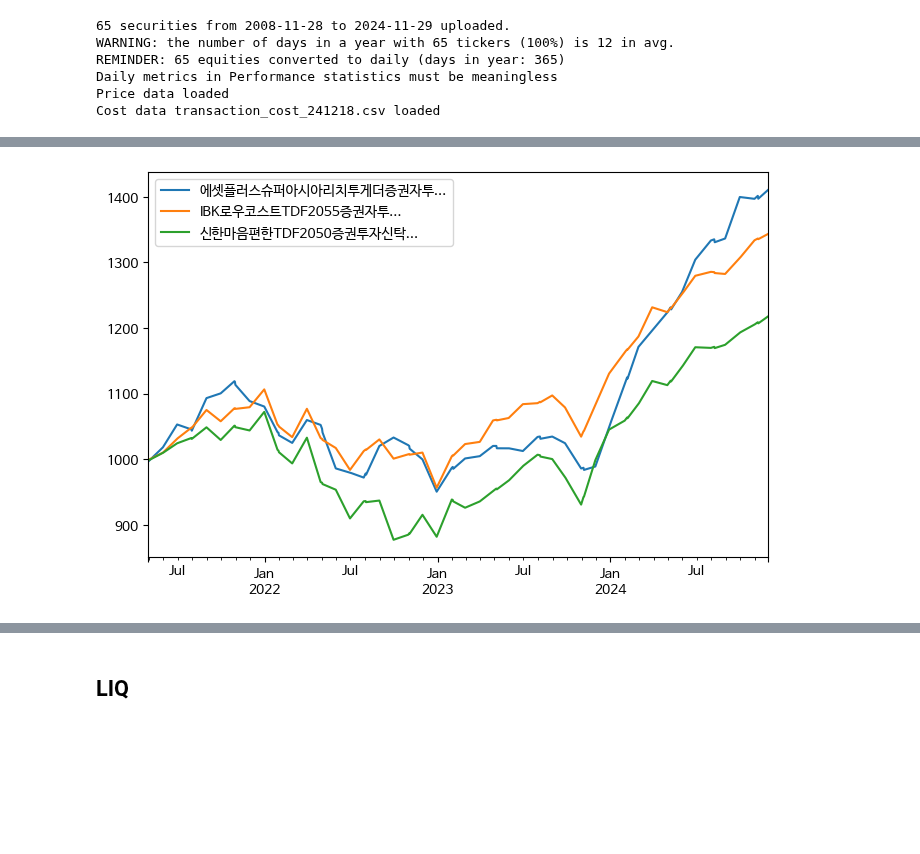
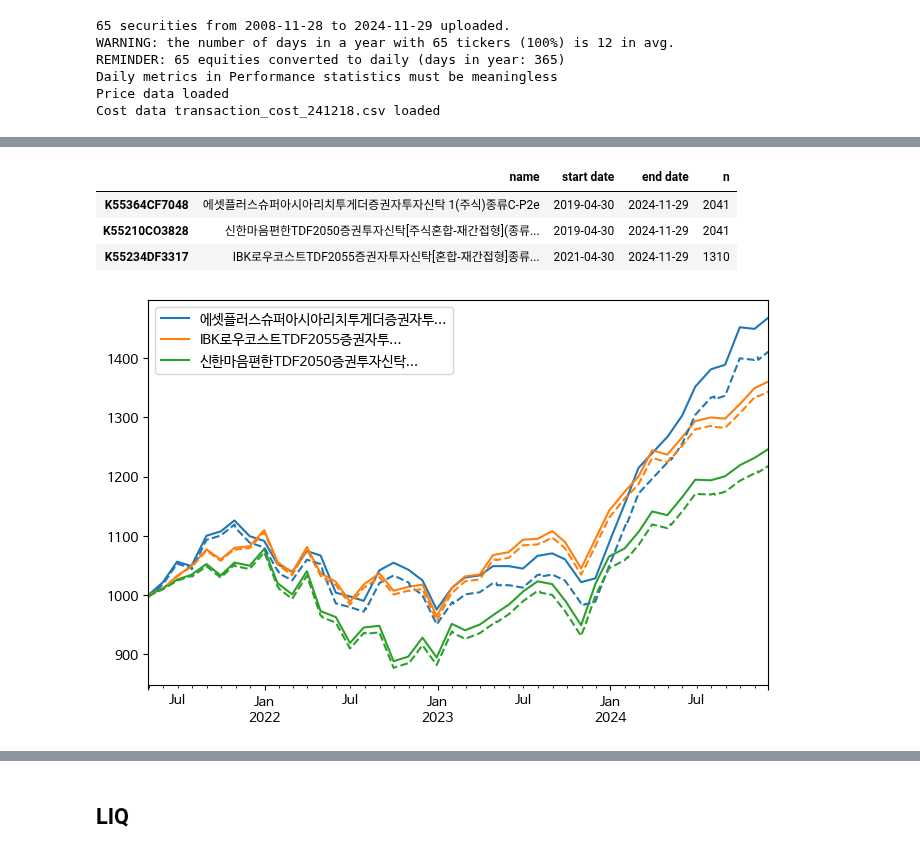
Before and after one commit to lbk209/portfolio, a Jupyter notebook: Allocate_Portfolio.ipynb, the cells around one changed output, grey strips where cells are left out. Cells and saved outputs as stored; diff of their text form; code cells hidden in the pictures; blank space fills up the shorter version.

Commit message:
debugging performance

```diff
--- a/Allocate_Portfolio.ipynb
+++ b/Allocate_Portfolio.ipynb
@@ -225,5 +225,9 @@ Price data loaded
 Cost data transaction_cost_241218.csv loaded
 # %%
 m = 'cagr'
-fund.performance(metrics=m, fee=fee).sort_values(m, ascending=False).iloc[:10]
+#m = 'total_return'
+kw = dict(metrics=['start','end', m], sort_by=m, adjust=False)
+
+df = fund.performance(**kw).iloc[:3]
+df
 # %% [output]
@@ -240,0 +238,3 @@ fund.performance(metrics=m, fee=fee).sort_values(m, ascending=False).iloc[:10]
+# %%
+tickers = df.index
+fund.performance(tickers, fee=fee, **kw)
@@ -241,5 +260,11 @@ fund.performance(metrics=m, fee=fee).sort_values(m, ascending=False).iloc[:10]
+# %%
+fund.get_date_range(tickers)
+# %% [output]
+|  | name | start date | end date | n |
+| K55364CF7048 | 에셋플러스슈퍼아시아리치투게더증권자투자신탁 1(주식)종류C-P2e | 2019-04-30 | 2024-11-29 | 2041 |
+| K55210CO3828 | 신한마음편한TDF2050증권투자신탁[주식혼합-재간접형](종류... | 2019-04-30 | 2024-11-29 | 2041 |
+| K55234DF3317 | IBK로우코스트TDF2055증권자투자신탁[혼합-재간접형]종류... | 2021-04-30 | 2024-11-29 | 1310 |
 # %%
-tickers = fund.performance(metrics=m).sort_values(m, ascending=False).iloc[:3].index
 _ = fund.plot(tickers=tickers, adjust=True, fee=fee)
 # %% [output]
-[figure, old version]
+[figure, new version]
```
Also changed, not shown: parts of 30 cells of this notebook, 1 other file.
